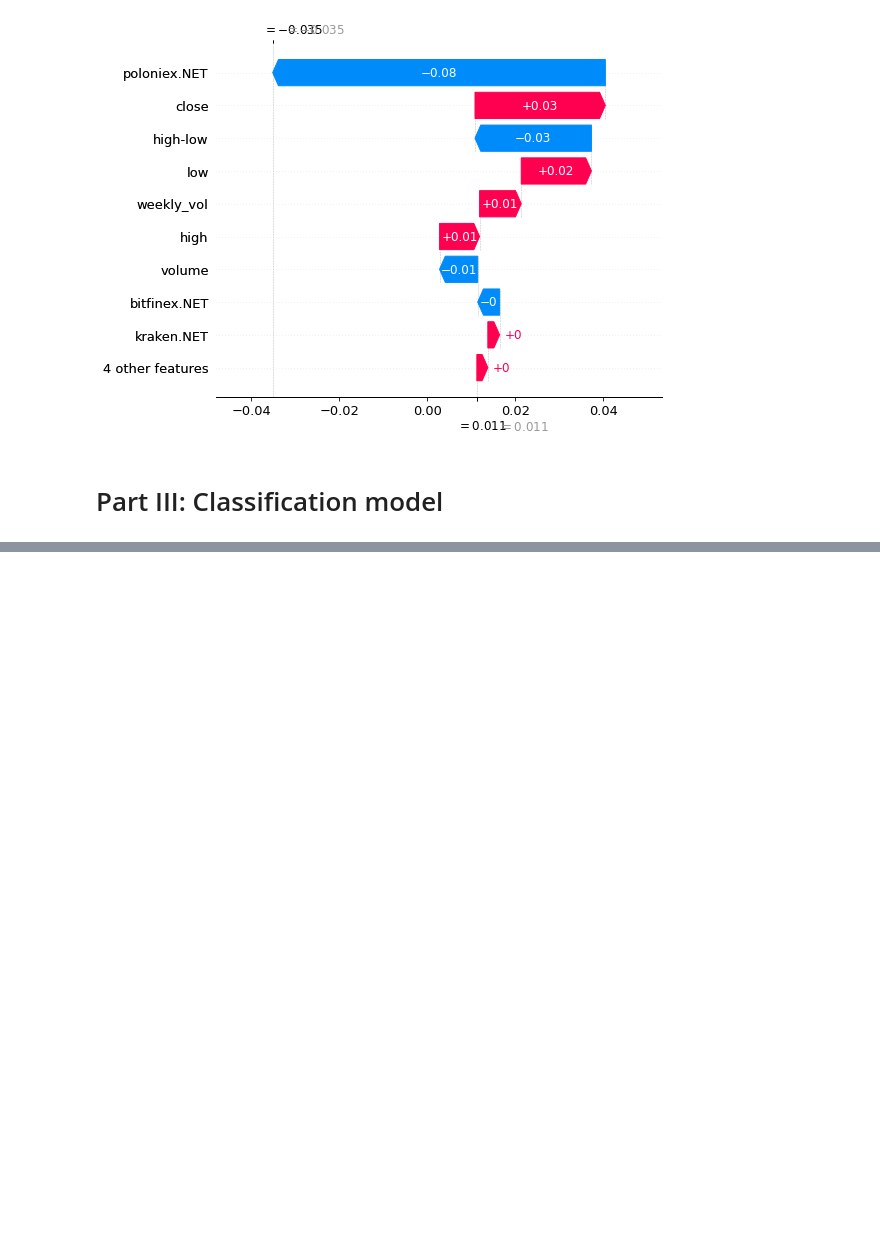
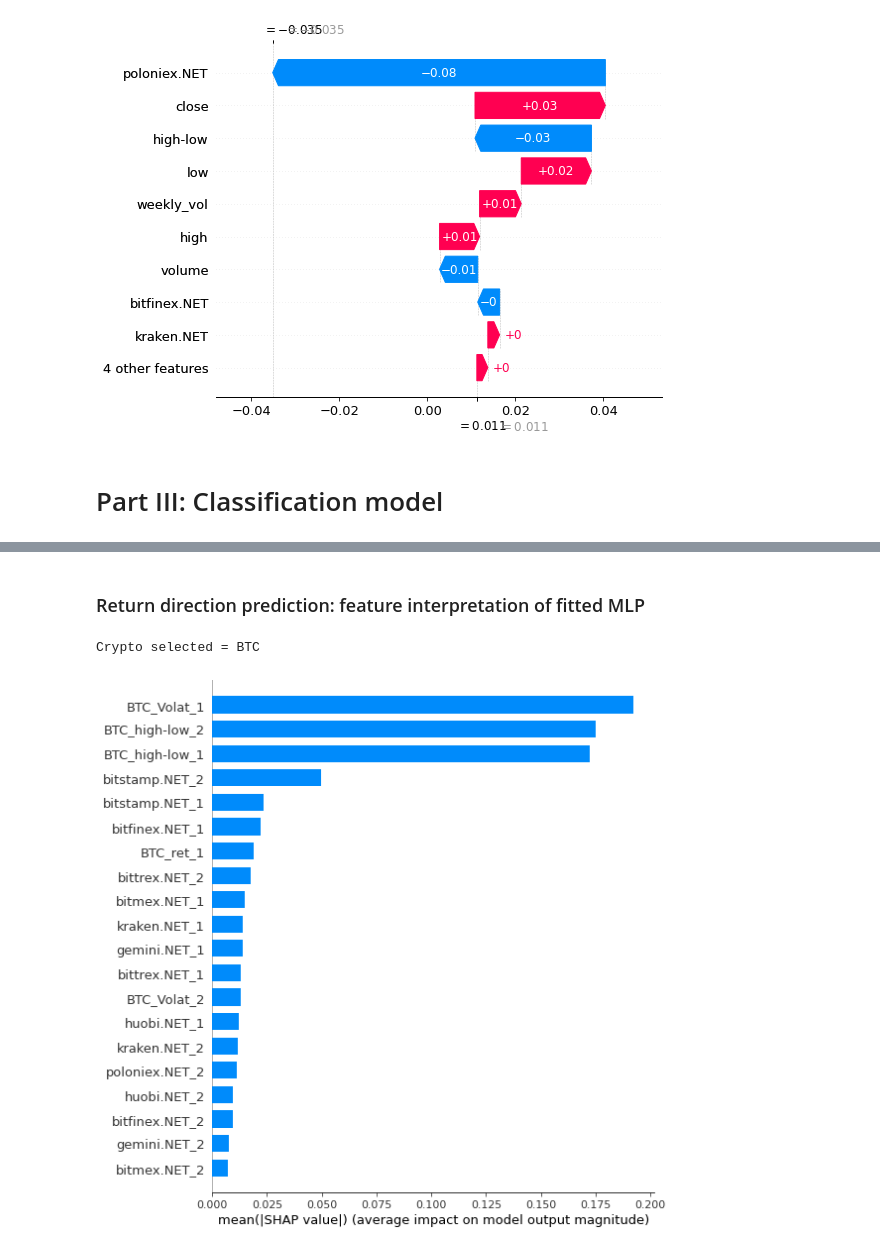
Before and after one commit to riccardofradiani/ML4F-Crypto-prediction-from-exchange-flows, a Jupyter notebook: final_notebook.ipynb, the cells around one changed output, grey strips where cells are left out. Cells and saved outputs as stored; diff of their text form; code cells hidden in the pictures; blank space fills up the shorter version.

```diff
--- a/final_notebook.ipynb
+++ b/final_notebook.ipynb
@@ -962,0 +967,3 @@ shap.plots._waterfall.waterfall_legacy(explainer.expected_value[0], shap_values[
+# %%
+crypto_code = 'BTC'
+#crypto_code = 'ETH'
@@ -962,0 +1607,12 @@ shap.plots._waterfall.waterfall_legacy(explainer.expected_value[0], shap_values[
+# %% [markdown]
+### Return direction prediction: feature interpretation of fitted MLP <a id='sec_SHAPclass'></a>
+# %%
+import shap
+background = X_train
+explainer = shap.DeepExplainer(model, background)
+shap_values = explainer.shap_values(X_test, check_additivity=False)
+print('Crypto selected = ' + crypto_code)
+shap.summary_plot(shap_values[0], plot_type = 'bar', feature_names = columns_list)
+# %% [output]
+Crypto selected = BTC
+[figure, added]
```
Also changed, not shown: parts of 43 cells of this notebook.
